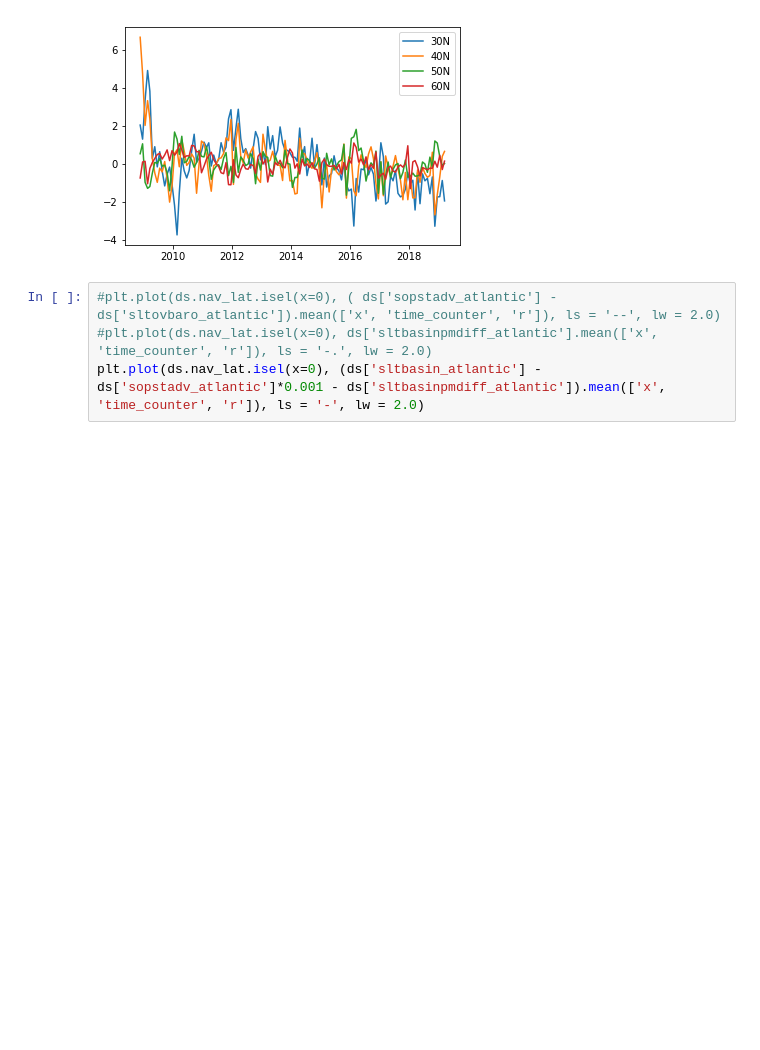
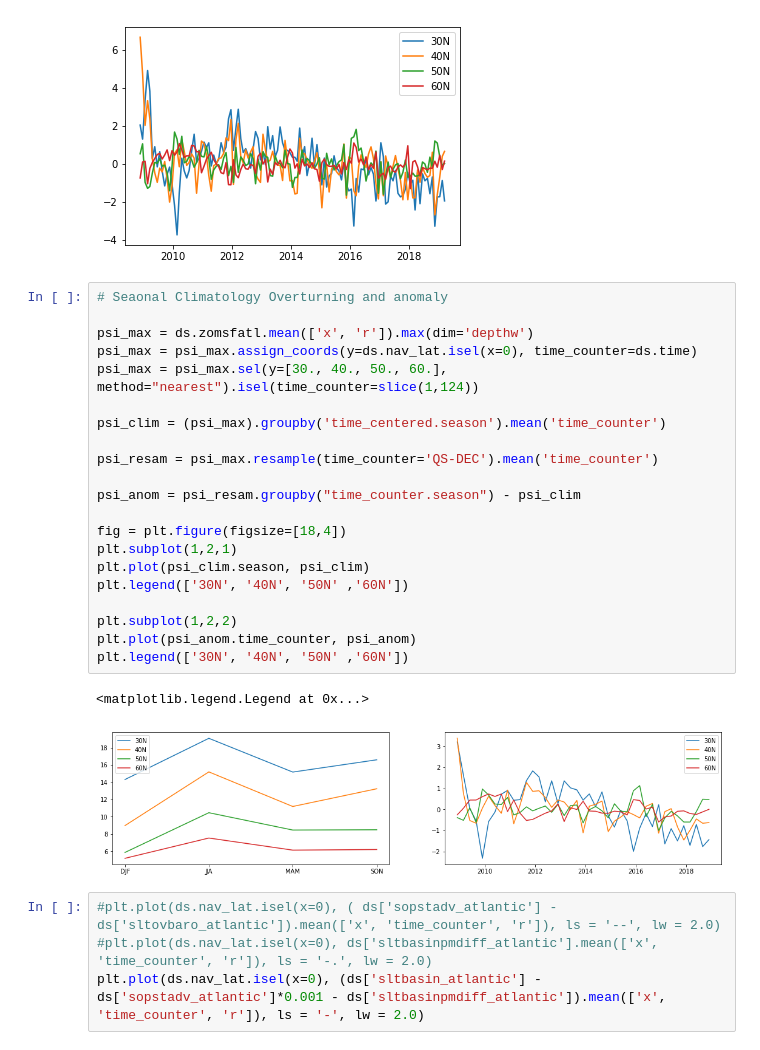
Before and after one commit to hmkhatri/AMOC_Variability_DePreSys_MET, a Jupyter notebook: Notebooks/Initial_Analysis.ipynb, the cells around one changed output. Saved outputs shown, nothing was run; the diff lists cells and outputs as text; blank space fills up the shorter version.

```diff
--- a/Notebooks/Initial_Analysis.ipynb
+++ b/Notebooks/Initial_Analysis.ipynb
@@ -396,6 +404,30 @@ Coordinates:
     month          (time_counter) int64 11 12 1 2 3 4 5 6 ... 8 9 10 11 12 1 2 3
 <matplotlib.legend.Legend at 0x...>
 [figure]
+# %%
+# Seaonal Climatology Overturning and anomaly
+
+psi_max = ds.zomsfatl.mean(['x', 'r']).max(dim='depthw')
+psi_max = psi_max.assign_coords(y=ds.nav_lat.isel(x=0), time_counter=ds.time)
+psi_max = psi_max.sel(y=[30., 40., 50., 60.], method="nearest").isel(time_counter=slice(1,124))
+
+psi_clim = (psi_max).groupby('time_centered.season').mean('time_counter')
+
+psi_resam = psi_max.resample(time_counter='QS-DEC').mean('time_counter')
+
+psi_anom = psi_resam.groupby("time_counter.season") - psi_clim
+
+fig = plt.figure(figsize=[18,4])
+plt.subplot(1,2,1)
+plt.plot(psi_clim.season, psi_clim)
+plt.legend(['30N', '40N', '50N' ,'60N'])
+
+plt.subplot(1,2,2)
+plt.plot(psi_anom.time_counter, psi_anom)
+plt.legend(['30N', '40N', '50N' ,'60N'])
+# %% [output]
+<matplotlib.legend.Legend at 0x...>
+[figure, added]
 # %%
 #plt.plot(ds.nav_lat.isel(x=0), ( ds['sopstadv_atlantic'] - ds['sltovbaro_atlantic']).mean(['x', 'time_counter', 'r']), ls = '--', lw = 2.0)
 #plt.plot(ds.nav_lat.isel(x=0), ds['sltbasinpmdiff_atlantic'].mean(['x', 'time_counter', 'r']), ls = '-.', lw = 2.0)
```
Also changed, not shown: parts of 2 cells of this notebook.
